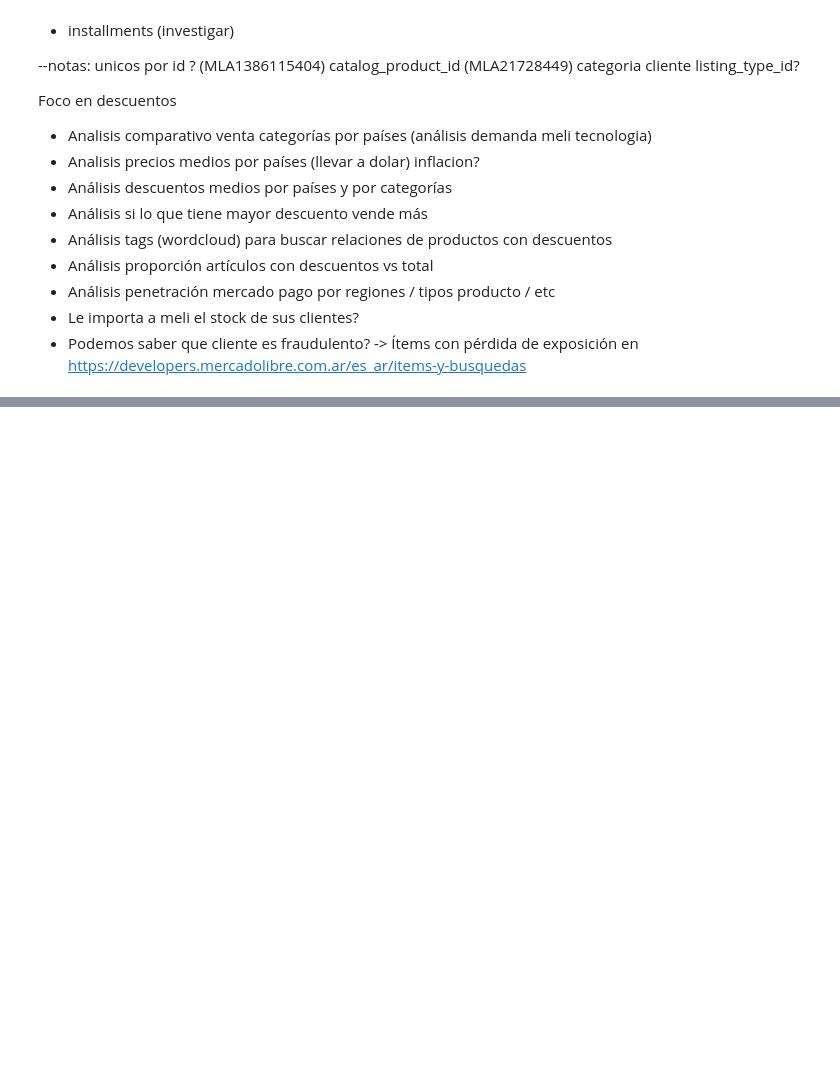
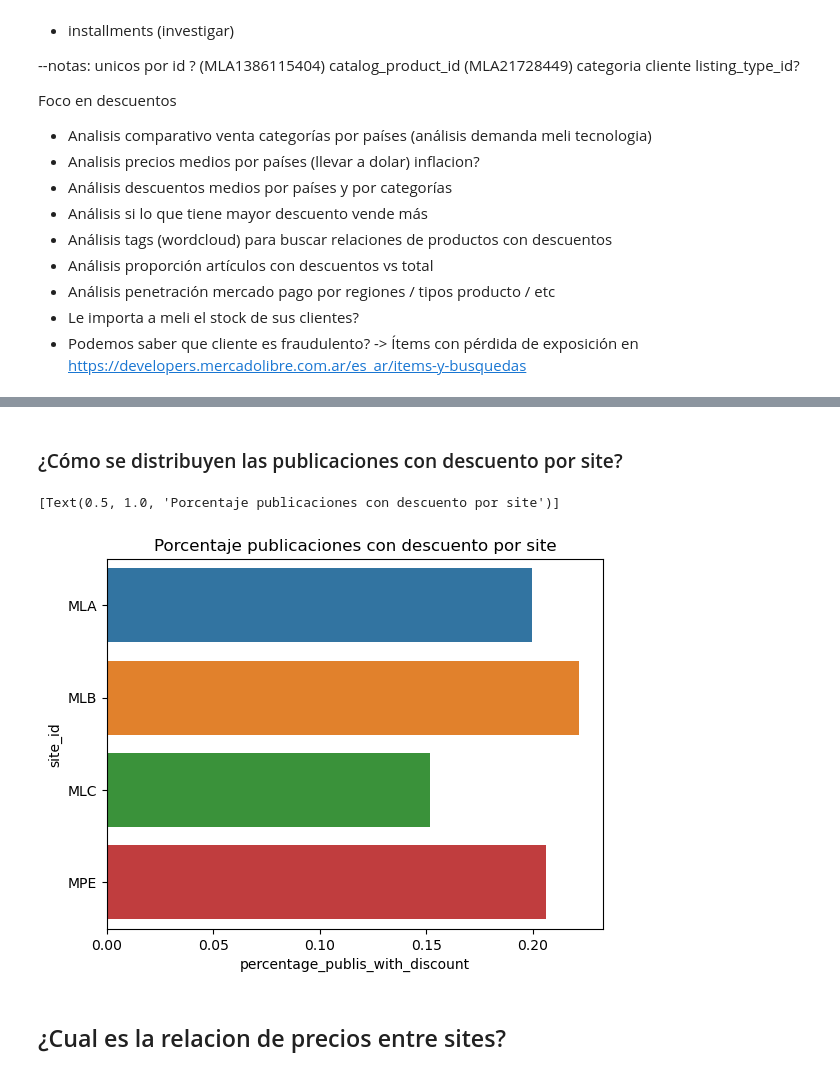
Before and after one commit to pablodiazj/ecommerce_analysis, a Jupyter notebook: ecommerce_analysis/data_exploration.ipynb, the cells around one changed output, grey strips where cells are left out. Saved outputs shown, nothing was run; the diff lists cells and outputs as text; code cells hidden in the pictures; blank space fills up the shorter version.

```diff
--- a/ecommerce_analysis/data_exploration.ipynb
+++ b/ecommerce_analysis/data_exploration.ipynb
@@ -124,4 +136,5 @@ results_grouped.columns = ['category_id', 'sold_quantity_total', 'has_discount_t
 columns_to_normalize = ['sold_quantity']
 
 for col in columns_to_normalize:
-    search_results[f'{col}_norm'] = search_results[col] / search_results[f'{col}_total']
+    # search_results[f'{col}_norm'] = search_results[col] / search_results[col].mean()
+    search_results[f'{col}_norm'] = search_results[col] / (search_results[f'total_publications']/1000)
@@ -161,0 +149,18 @@ total_publications
+# %% [markdown]
+### ¿Cómo se distribuyen las publicaciones con descuento por site?
+# %%
+perc_discount_by_site = search_results\
+    .groupby(['site_id', 'has_discount'])['total_publications'].count()\
+    .reset_index()
+
+perc_discount_by_site['sum_publications'] = perc_discount_by_site.groupby('site_id')['total_publications'].transform('sum')
+perc_discount_by_site['percentage_publis_with_discount'] = perc_discount_by_site['total_publications'] / perc_discount_by_site['sum_publications']
+perc_discount_by_site
+
+sns.barplot(data=perc_discount_by_site[perc_discount_by_site['has_discount']==1], x='percentage_publis_with_discount', y='site_id')\
+    .set(title='Porcentaje publicaciones con descuento por site')
+# %% [output]
+[Text(0.5, 1.0, 'Porcentaje publicaciones con descuento por site')]
+[figure, added]
+# %% [markdown]
+## ¿Cual es la relacion de precios entre sites?
```
Also changed, not shown: parts of 24 cells of this notebook, 3 other files.
